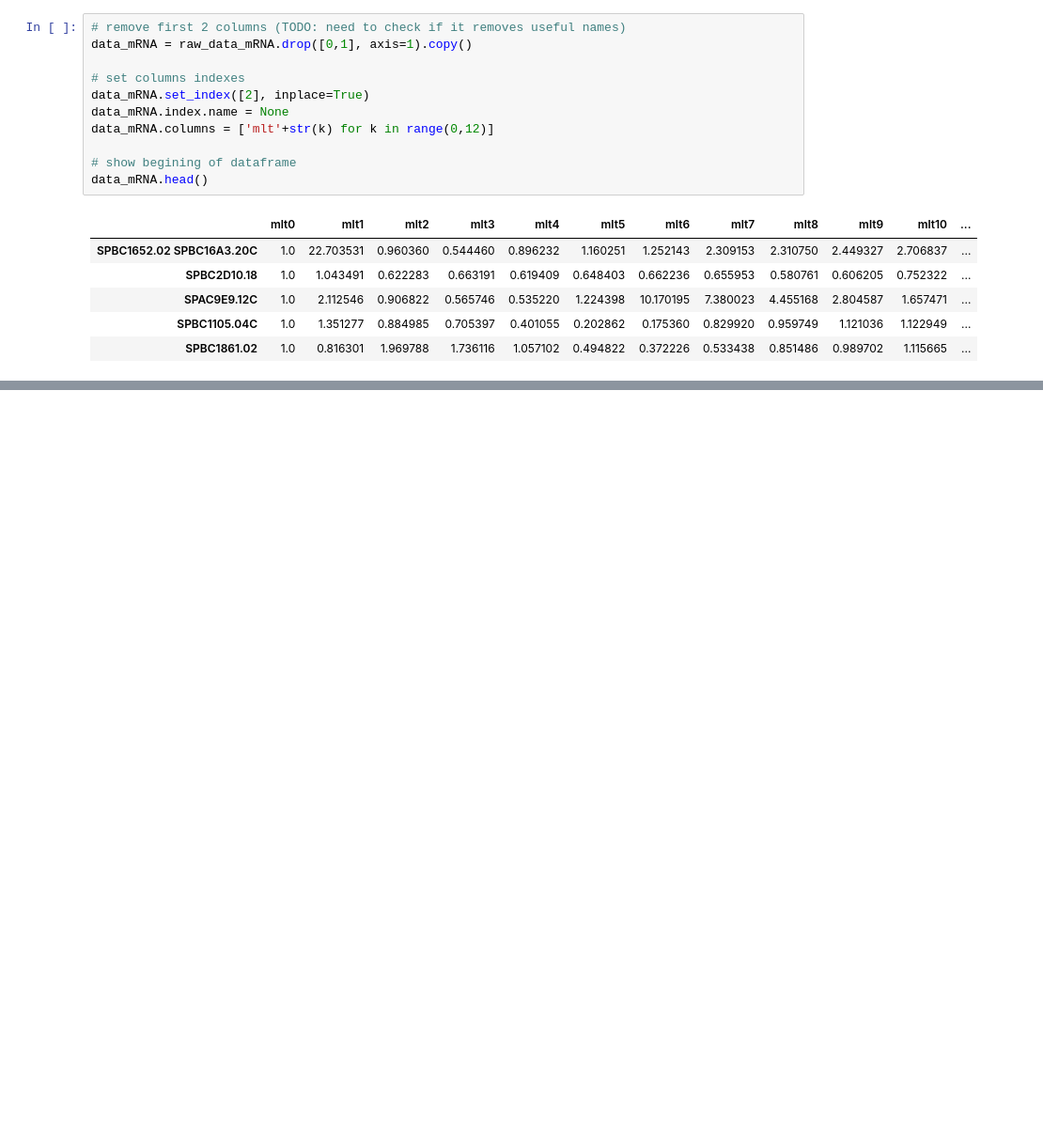
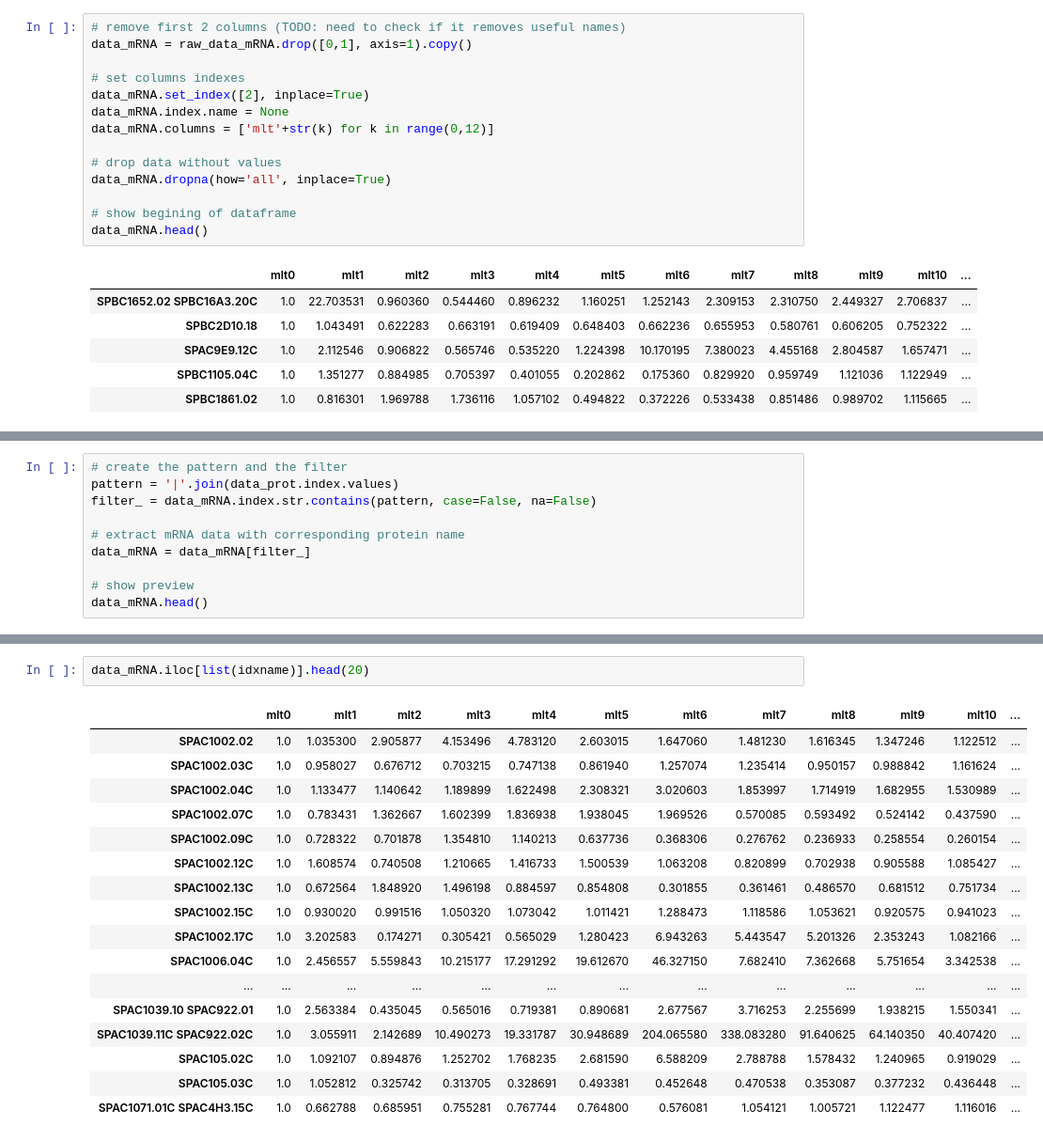
Before and after one commit to lfkrapp/easy-pancake, a Jupyter notebook: Project.ipynb, the cells around one changed output, grey strips where cells are left out. Shown: that part at 94% size. Saved outputs shown, nothing was run; the diff lists cells and outputs as text; blank space fills up the shorter version.

Commit message:
Finished most of the data wrangling, some duplicated values need to be handle manually

```diff
--- a/Project.ipynb
+++ b/Project.ipynb
@@ -76,6 +79,9 @@ data_mRNA.set_index([2], inplace=True)
 data_mRNA.index.name = None
 data_mRNA.columns = ['mlt'+str(k) for k in range(0,12)]
 
+# drop data without values
+data_mRNA.dropna(how='all', inplace=True)
+
 # show begining of dataframe
 data_mRNA.head()
 # %% [output]
@@ -87,0 +114,10 @@ data_mRNA.head()
+# %%
+# create the pattern and the filter
+pattern = '|'.join(data_prot.index.values)
+filter_ = data_mRNA.index.str.contains(pattern, case=False, na=False)
+
+# extract mRNA data with corresponding protein name
+data_mRNA = data_mRNA[filter_]
+
+# show preview
+data_mRNA.head()
@@ -87,0 +141,20 @@ data_mRNA.head()
+# %%
+data_mRNA.iloc[list(idxname)].head(20)
+# %% [output]
+|  | mlt0 | mlt1 | mlt2 | mlt3 | mlt4 | mlt5 | mlt6 | mlt7 | mlt8 | mlt9 | mlt10 | ... |
+| SPAC1002.02 | 1.0 | 1.035300 | 2.905877 | 4.153496 | 4.783120 | 2.603015 | 1.647060 | 1.481230 | 1.616345 | 1.347246 | 1.122512 | ... |
+| SPAC1002.03C | 1.0 | 0.958027 | 0.676712 | 0.703215 | 0.747138 | 0.861940 | 1.257074 | 1.235414 | 0.950157 | 0.988842 | 1.161624 | ... |
+| SPAC1002.04C | 1.0 | 1.133477 | 1.140642 | 1.189899 | 1.622498 | 2.308321 | 3.020603 | 1.853997 | 1.714919 | 1.682955 | 1.530989 | ... |
+| SPAC1002.07C | 1.0 | 0.783431 | 1.362667 | 1.602399 | 1.836938 | 1.938045 | 1.969526 | 0.570085 | 0.593492 | 0.524142 | 0.437590 | ... |
+| SPAC1002.09C | 1.0 | 0.728322 | 0.701878 | 1.354810 | 1.140213 | 0.637736 | 0.368306 | 0.276762 | 0.236933 | 0.258554 | 0.260154 | ... |
+| SPAC1002.12C | 1.0 | 1.608574 | 0.740508 | 1.210665 | 1.416733 | 1.500539 | 1.063208 | 0.820899 | 0.702938 | 0.905588 | 1.085427 | ... |
+| SPAC1002.13C | 1.0 | 0.672564 | 1.848920 | 1.496198 | 0.884597 | 0.854808 | 0.301855 | 0.361461 | 0.486570 | 0.681512 | 0.751734 | ... |
+| SPAC1002.15C | 1.0 | 0.930020 | 0.991516 | 1.050320 | 1.073042 | 1.011421 | 1.288473 | 1.118586 | 1.053621 | 0.920575 | 0.941023 | ... |
+| SPAC1002.17C | 1.0 | 3.202583 | 0.174271 | 0.305421 | 0.565029 | 1.280423 | 6.943263 | 5.443547 | 5.201326 | 2.353243 | 1.082166 | ... |
+| SPAC1006.04C | 1.0 | 2.456557 | 5.559843 | 10.215177 | 17.291292 | 19.612670 | 46.327150 | 7.682410 | 7.362668 | 5.751654 | 3.342538 | ... |
+| ... | ... | ... | ... | ... | ... | ... | ... | ... | ... | ... | ... | ... |
+| SPAC1039.10 SPAC922.01 | 1.0 | 2.563384 | 0.435045 | 0.565016 | 0.719381 | 0.890681 | 2.677567 | 3.716253 | 2.255699 | 1.938215 | 1.550341 | ... |
+| SPAC1039.11C SPAC922.02C | 1.0 | 3.055911 | 2.142689 | 10.490273 | 19.331787 | 30.948689 | 204.065580 | 338.083280 | 91.640625 | 64.140350 | 40.407420 | ... |
+| SPAC105.02C | 1.0 | 1.092107 | 0.894876 | 1.252702 | 1.768235 | 2.681590 | 6.588209 | 2.788788 | 1.578432 | 1.240965 | 0.919029 | ... |
+| SPAC105.03C | 1.0 | 1.052812 | 0.325742 | 0.313705 | 0.328691 | 0.493381 | 0.452648 | 0.470538 | 0.353087 | 0.377232 | 0.436448 | ... |
+| SPAC1071.01C SPAC4H3.15C | 1.0 | 0.662788 | 0.685951 | 0.755281 | 0.767744 | 0.764800 | 0.576081 | 1.054121 | 1.005721 | 1.122477 | 1.116016 | ... |
```
Also changed, not shown: parts of 14 cells of this notebook.
